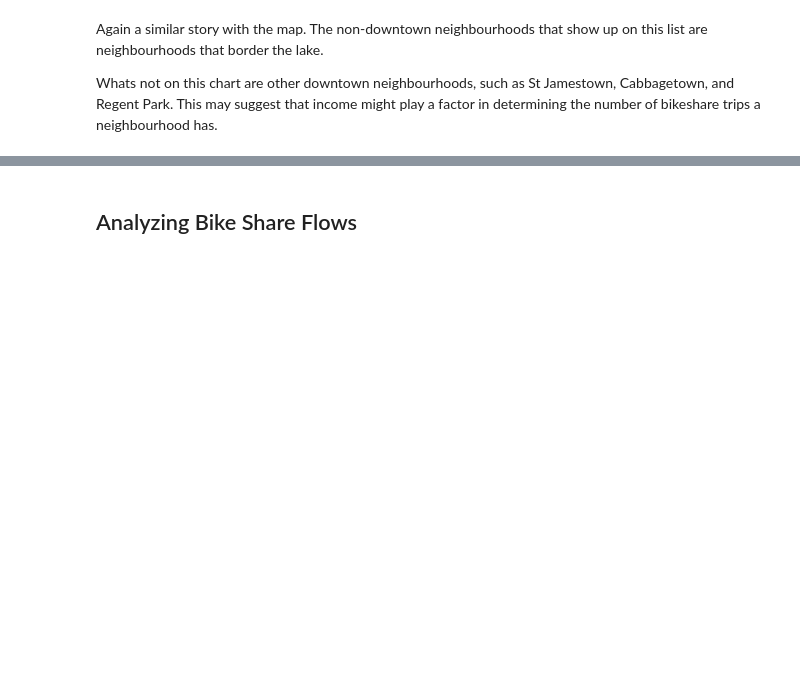
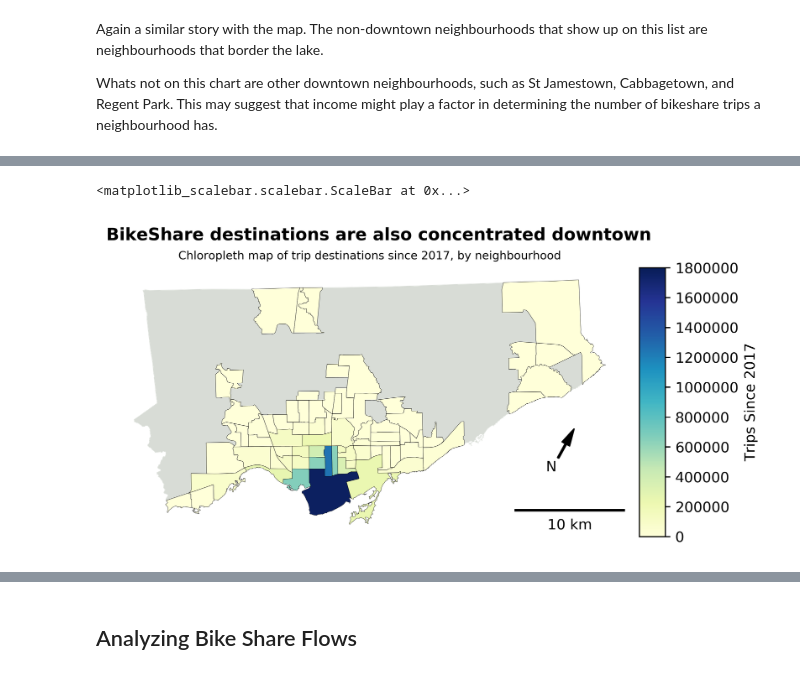
Before and after one commit to rickl4/bikeshare_project, a Jupyter notebook: stage2/neighbourhoods_analysis.ipynb, the cells around one changed output, grey strips where cells are left out. Saved outputs shown, nothing was run; the diff lists cells and outputs as text; code cells hidden in the pictures; blank space fills up the shorter version.

```diff
--- a/stage2/neighbourhoods_analysis.ipynb
+++ b/stage2/neighbourhoods_analysis.ipynb
@@ -232,0 +237,40 @@ Whats not on this chart are other downtown neighbourhoods, such as St Jamestown,
+# %%
+trips_dest = trips_raw.groupby('End Station Id').count()[['Trip Id']]
+trips_dest = trips_dest.reset_index()
+trips_dest = trips_dest.rename(columns = {'Trip Id': 'Trips'})
+
+trips_dest_gdf = stations_gdf.merge(trips_dest, right_on = 'End Station Id', left_on = 'Station Id', how = 'left')
+trips_dest_gdf = neighbourhoods.merge(trips_dest_gdf.groupby('area_short').sum()[['Trips']].reset_index(), how = 'left')
+# %%
+fig, ax = plt.subplots()
+fig.set_size_inches(7,4)
+
+divider = make_axes_locatable(ax)
+
+cax = divider.append_axes("right", size="5%", pad=0.1) #to clean up the chloropleth legend
+
+trips_dest_gdf.plot(column = 'Trips', cmap = 'YlGnBu', ax = ax, legend = True,
+                      zorder = 1, edgecolor = 'k', linewidth = 0.2,
+                     legend_kwds={'label': "Trips Since 2017"}, cax = cax, vmin = 0, vmax = 1800000)
+
+city_boundary.plot(ax = ax, zorder = 0, color = 'xkcd:light grey') #any neighbourhood without a bike share trip will be grey
+
+#north arrow
+x, y, arrow_length = 0.85, 0.4, 0.15
+ax.annotate('N', xy=(x + 0.15 * math.sin(math.radians(17)), y), xytext=(x, y- 0.15 * math.cos(math.radians(17))),
+            arrowprops = dict(facecolor='black', width=1, headwidth=6),
+            ha='center', va='center', fontsize=10,
+            xycoords=ax.transAxes)
+
+plt.suptitle('BikeShare destinations are also concentrated downtown', fontsize = 12, fontweight = 'bold', y = 0.93)
+
+ax.set_title('Chloropleth map of trip destinations since 2017, by neighbourhood', fontsize = 8)
+
+ax.set_yticklabels([])
+ax.set_xticklabels([])
+ax.set_axis_off()
+
+ax.add_artist(ScaleBar(1, location = 'lower right', length_fraction = 0.25))# scale bar
+# %% [output]
+<matplotlib_scalebar.scalebar.ScaleBar at 0x...>
+[figure, added]
```
Also changed, not shown: parts of 19 cells of this notebook.
